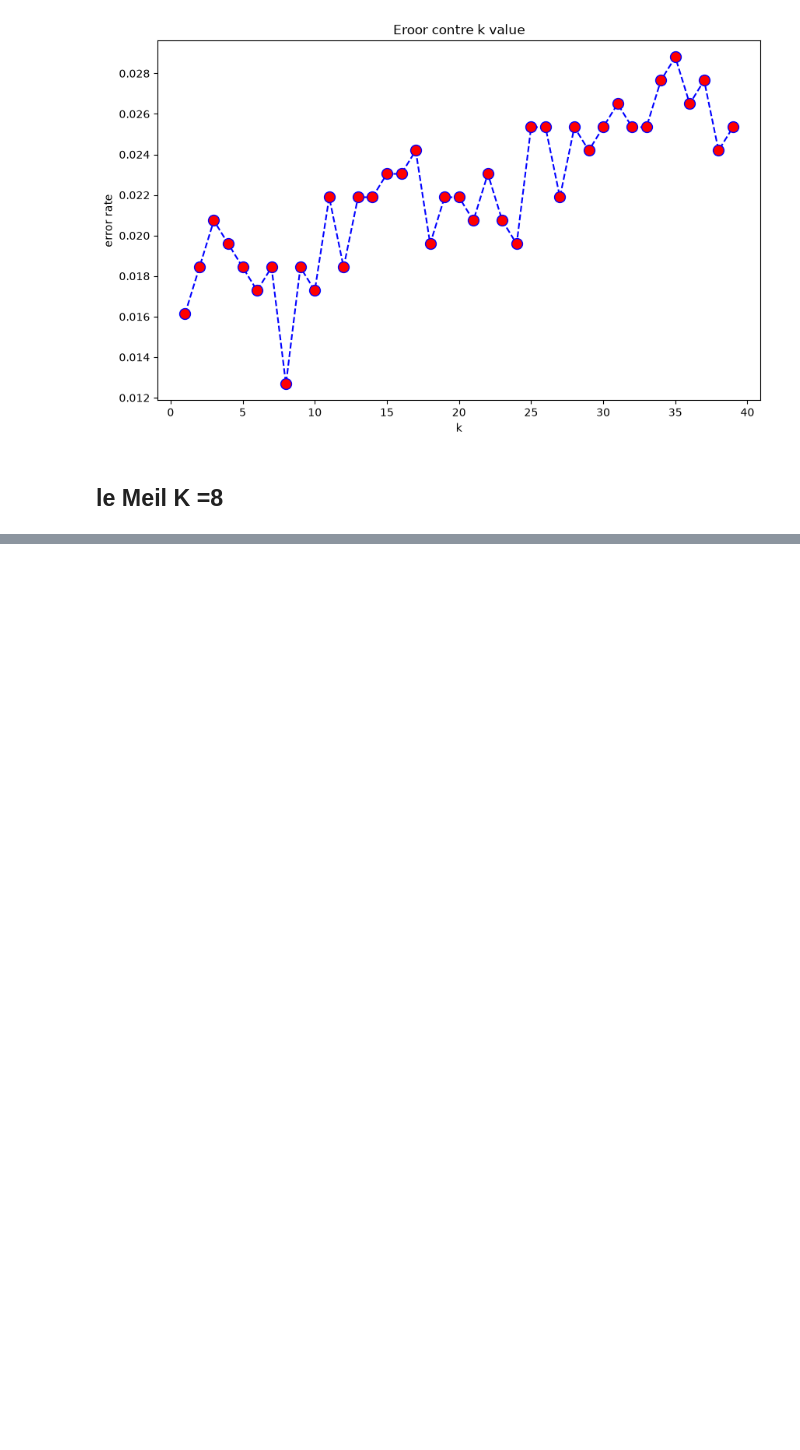
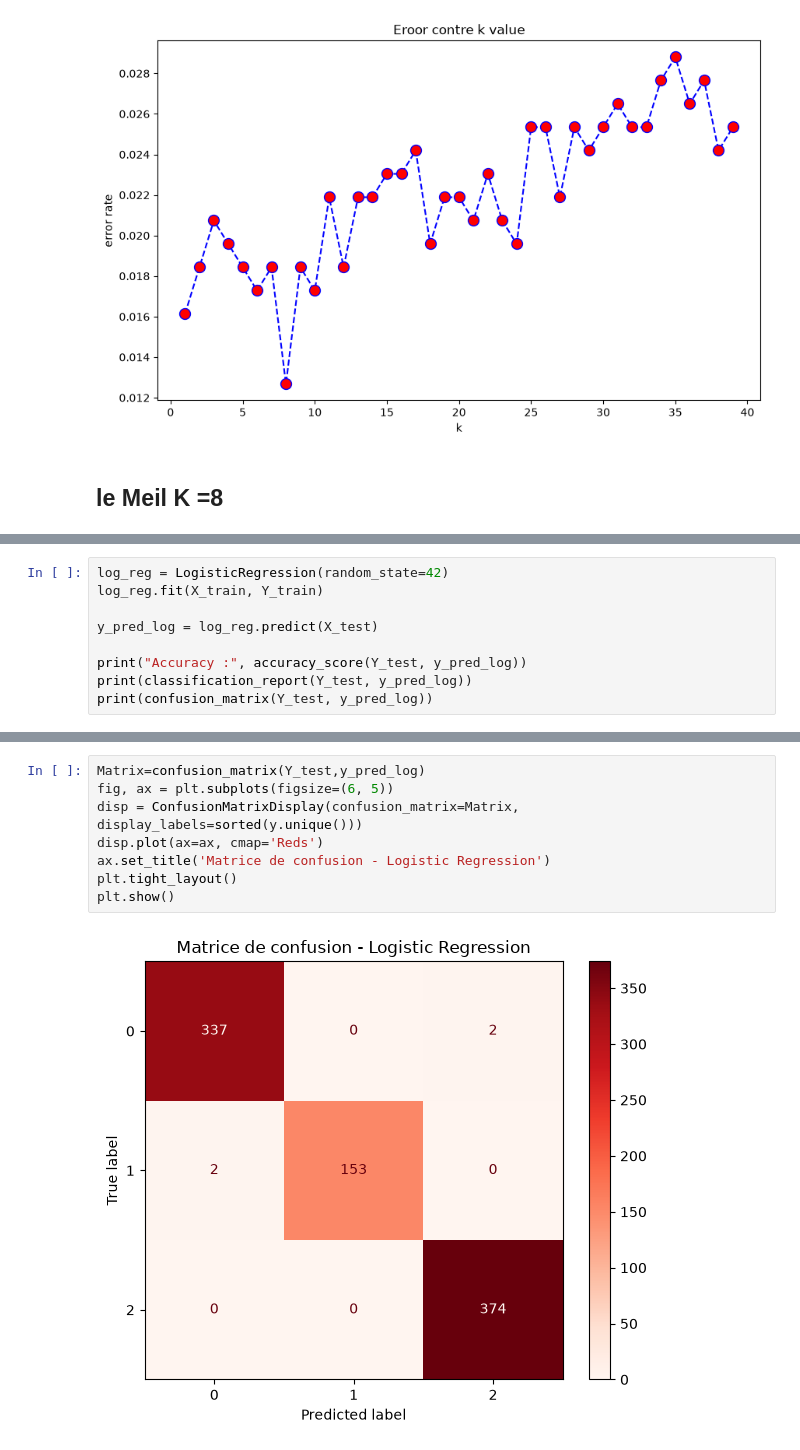
Before and after one commit to Oumohgh/ClientIQ, a Jupyter notebook: Notebook.ipynb, the cells around one changed output, grey strips where cells are left out. Saved outputs shown, nothing was run; the diff lists cells and outputs as text; blank space fills up the shorter version.

```diff
--- a/Notebook.ipynb
+++ b/Notebook.ipynb
@@ -731,0 +773,9 @@ NameError: name 'confusion_matrix' is not defined
+# %%
+log_reg = LogisticRegression(random_state=42)
+log_reg.fit(X_train, Y_train)
+
+y_pred_log = log_reg.predict(X_test)
+
+print("Accuracy :", accuracy_score(Y_test, y_pred_log))
+print(classification_report(Y_test, y_pred_log))
+print(confusion_matrix(Y_test, y_pred_log))
@@ -731,0 +797,10 @@ NameError: name 'confusion_matrix' is not defined
+# %%
+Matrix=confusion_matrix(Y_test,y_pred_log)
+fig, ax = plt.subplots(figsize=(6, 5))
+disp = ConfusionMatrixDisplay(confusion_matrix=Matrix, display_labels=sorted(y.unique()))
+disp.plot(ax=ax, cmap='Reds')
+ax.set_title('Matrice de confusion - Logistic Regression')
+plt.tight_layout()
+plt.show()
+# %% [output]
+[figure, added]
```
Also changed, not shown: parts of 20 cells of this notebook, 3 other files.
